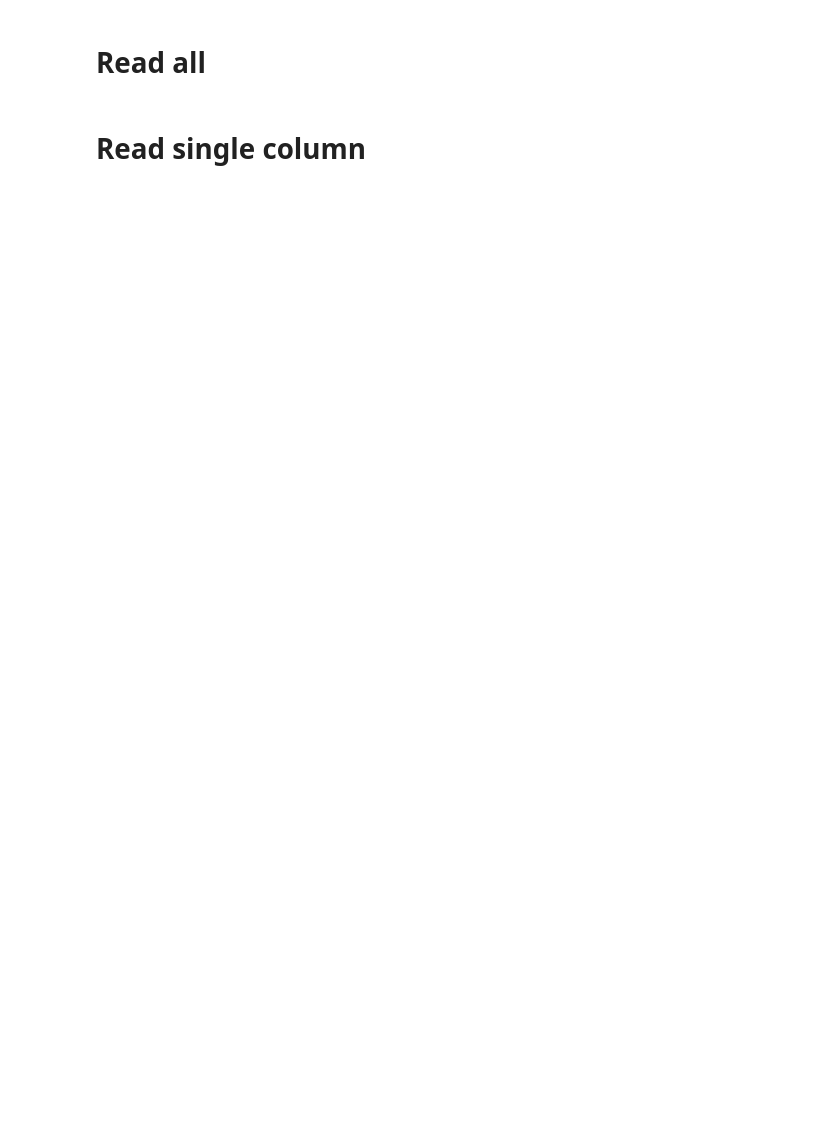
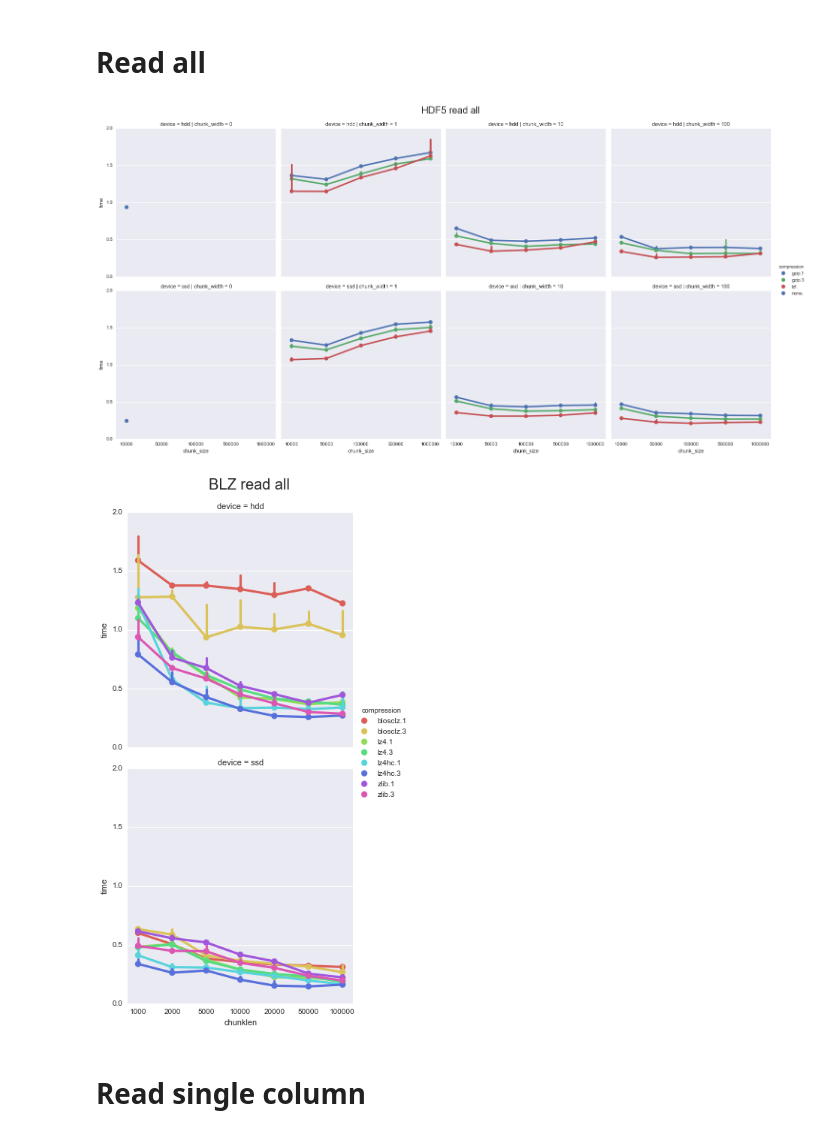
Before and after one commit to kochunov/Testing-HDF5-format-for-whole-genome-sequence-storage, a Jupyter notebook: benchmark_hdf5_blz.ipynb, the cells around one changed output. Saved outputs shown, nothing was run; the diff lists cells and outputs as text; code cells hidden in the pictures; blank space fills up the shorter version.

```diff
--- a/benchmark_hdf5_blz.ipynb
+++ b/benchmark_hdf5_blz.ipynb
@@ -35,6 +35,7 @@ from datetime import datetime
 import gc
 import matplotlib.pyplot as plt
 import seaborn as sns
+sns.set_style('darkgrid')
 import random
 import petl.interactive as etl
 import petlx.all
@@ -270,16 +277,19 @@ df_read_blz = benchmark_blz(op_read_blz)
 # %%
 grid = sns.factorplot(x='chunk_size', y='time',
                       row='device', col='chunk_width', hue='compression',
                       data=df_read_h5, kind='point', estimator=np.min)
 grid.set(ylim=(0, 2))
-grid.fig.suptitle('HDF5 read', fontsize=20, y=1.03);
+grid.fig.suptitle('HDF5 read all', fontsize=20, y=1.03);
 
 grid = sns.factorplot(x='chunklen', y='time',
                       row='device', hue='compression',
                       data=df_read_blz, kind='point', estimator=np.min,
                       palette=sns.color_palette('hls', n_colors=len(blz_cnames)*len(blz_clevels)))
 grid.set(ylim=(0, 2))
-grid.fig.suptitle('BLZ read', fontsize=20, y=1.03);
+grid.fig.suptitle('BLZ read all', fontsize=20, y=1.03);
+# %% [output]
+[figure, added]
+[figure, added]
 # %% [markdown]
 # Read single column
 # %%
```
Also changed, not shown: parts of 10 cells of this notebook.
